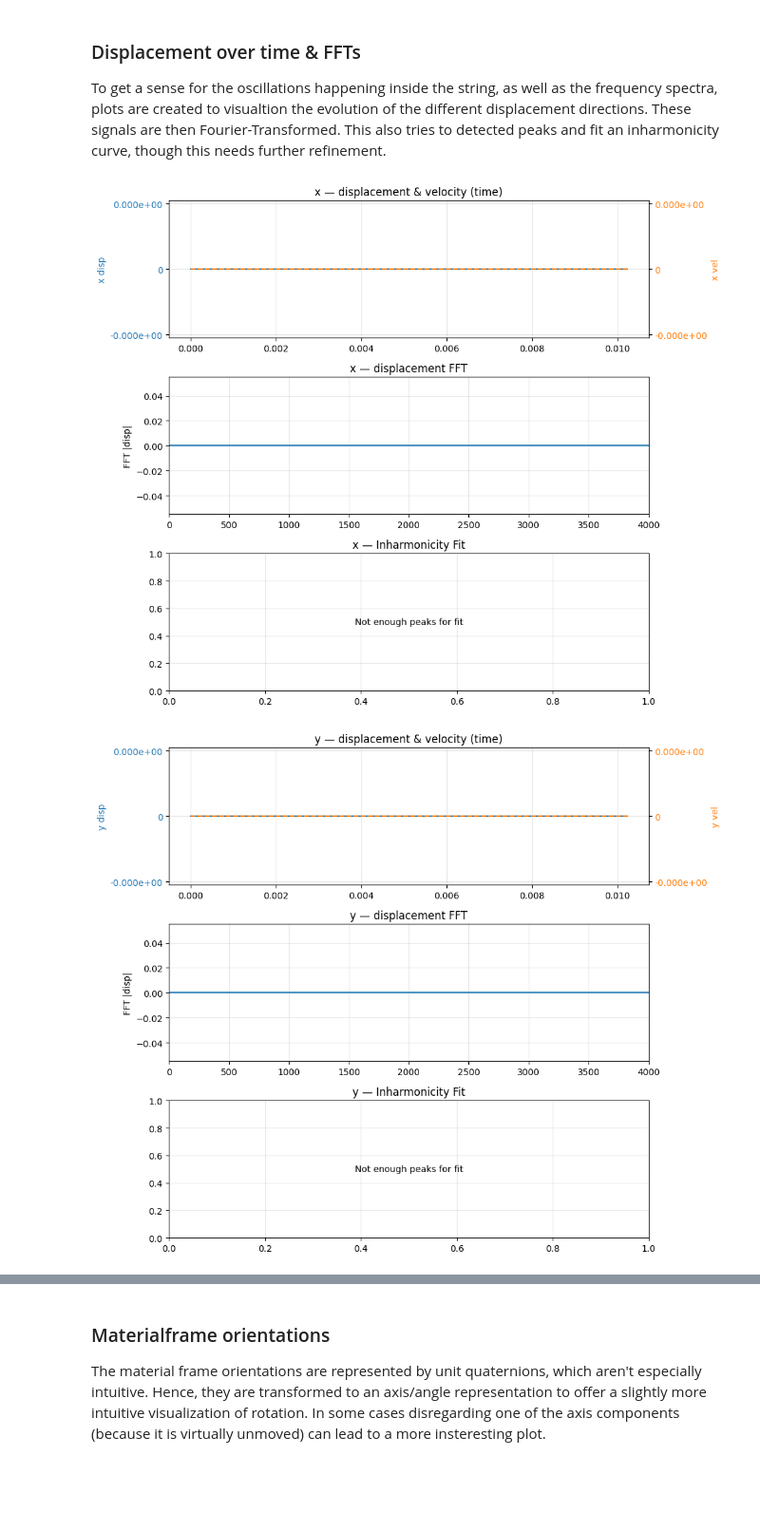
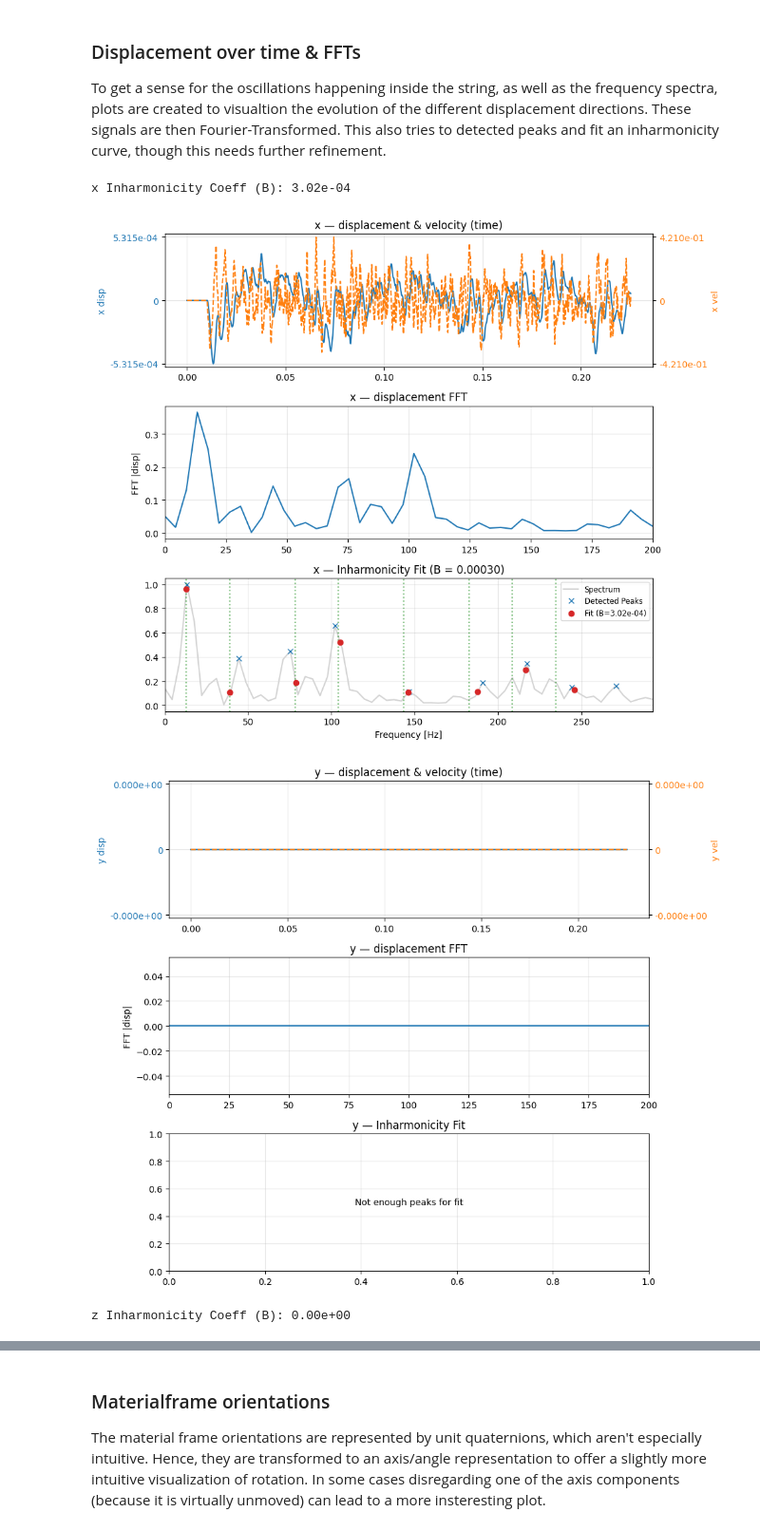
Before and after one commit to sebastian-stubenvoll/wgpu-string-fdm, a Jupyter notebook: summary.ipynb, the cells around one changed output, grey strips where cells are left out. Shown at 95% size. Drawn from its saved outputs; the diff is of its cells as text; code cells hidden in the pictures; blank space fills up the shorter version.

Commit message:
improve plots + fix dt

```diff
--- a/summary.ipynb
+++ b/summary.ipynb
@@ -66,7 +66,7 @@ The rod is discretized by `node_count` nodes.
 **NB:** When choosing this spatial discretisation a common issue is that – due to the way floating point number work – most segment lenghts cannot be represented accurately. This will result in small inaccuarcies that the model interprets as intrinsic axial strain.
 However for sufficiently small spatial/time discretisations this error should be neglible.
 # %%
-node_count = 1024 # unit: 1
+node_count = 128 # unit: 1
 # %% [markdown]
 ### Edges
 
@@ -411,6 +411,6 @@ A duration of 1.0 seconds would require 97.65625000000001 dispatches.
 
 After trying out some smaller dispatch counts and timing them out it makes sense to choose the same dispatch count for all simulations
 # %%
-dispatches = 1
+dispatches = 20
 print(f'{dispatches} dispatches will produces roughly {dispatches * dt * oversampling_factor * chunk_size} seconds of signal.')
 # %% [output]
@@ -539,8 +539,8 @@ We do this after `hammer_dispatches` dispatches.
 node_frames = list()
 edge_frames = list()
 
-hammer_dispatches = 1
-#sim.enable_hammer(True)
+hammer_dispatches = 2
+sim.enable_hammer(True)
 
 for i in range(hammer_dispatches):
     sim.compute()
@@ -784,7 +784,9 @@ def plot_node_pos_vel_moment_fft(
 
         plt.show()
 # %%
-plot_node_pos_vel_moment_fft(node_frames[:], dt, oversampling_factor, cutoff=4000, windowing=True, node_index=40, prefix="no_twists")
+plot_node_pos_vel_moment_fft(node_frames, dt, oversampling_factor, cutoff=200, windowing=True, node_index=40, prefix="no_twists")
 # %% [output]
+x Inharmonicity Coeff (B): 3.02e-04
-[figure, old version]
+[figure, new version]
-[figure, old version]
+[figure, new version]
+z Inharmonicity Coeff (B): 0.00e+00
```
Also changed, not shown: parts of 7 cells of this notebook, 2 other files.
